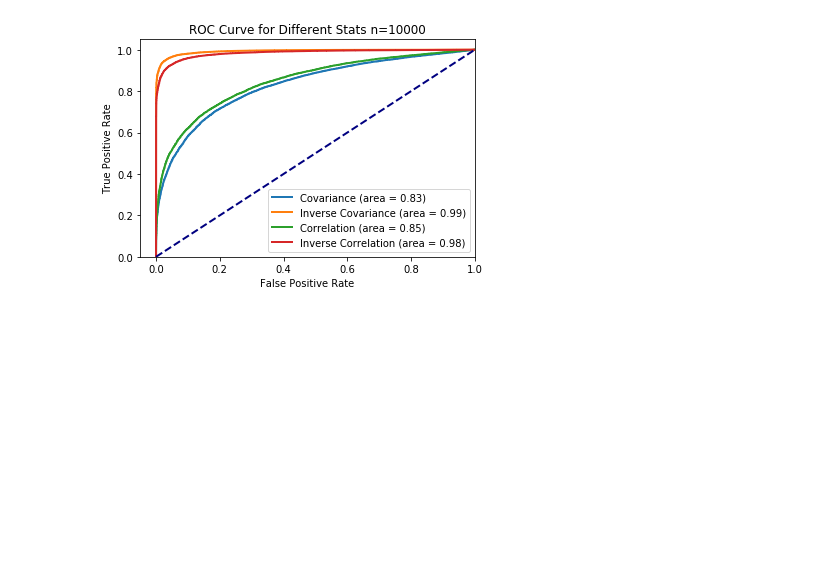
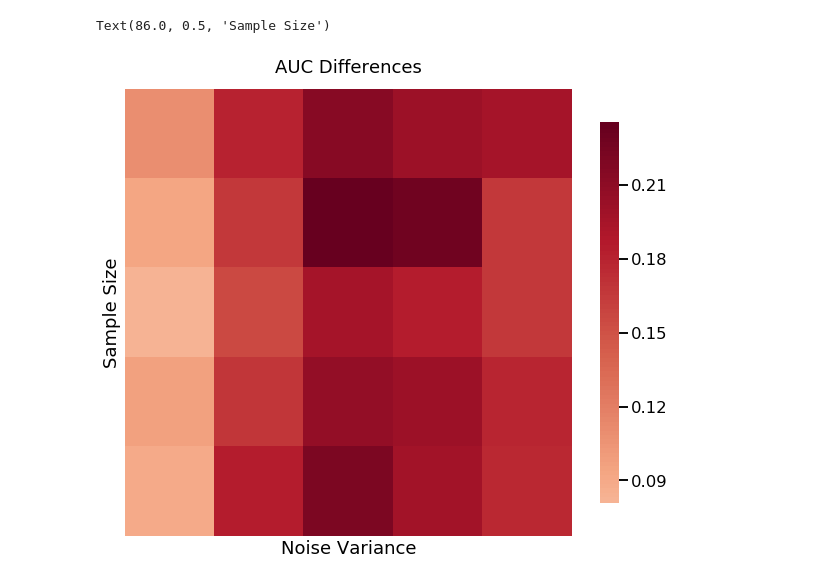
Before and after one commit to neurodata/dos_and_donts, a Jupyter notebook: experiments/experiment_10/Exp10v3.ipynb, the cells around one changed output. Saved outputs shown, nothing was run; the diff lists cells and outputs as text; code cells hidden in the pictures; blank space fills up the shorter version.

```diff
--- a/experiments/experiment_10/Exp10v3.ipynb
+++ b/experiments/experiment_10/Exp10v3.ipynb
@@ -66,21 +116,9 @@ auc4=metrics.auc(fpr4, tpr4)
-# %%
-plt.figure()
-lw = 2
-plt.plot(fpr1, tpr1,
-         lw=lw, label='Covariance (area = %0.2f)' % auc1)
-plt.plot(fpr2, tpr2,
-         lw=lw, label='Inverse Covariance (area = %0.2f)' % auc2)
-plt.plot(fpr3, tpr3,
-         lw=lw, label='Correlation (area = %0.2f)' % auc3)
-plt.plot(fpr4, tpr4,
-         lw=lw, label='Inverse Correlation (area = %0.2f)' % auc4)
-plt.plot([0, 1], [0, 1], color='navy', lw=lw, linestyle='--')
-plt.xlim([-0.05, 1.0])
-plt.ylim([0.0, 1.05])
-plt.xlabel('False Positive Rate')
-plt.ylabel('True Positive Rate')
-plt.title('ROC Curve for Different Stats n=%0.0f' % sampsize)
-plt.legend(loc="lower right")
-plt.show()
-# %% [output]
-[figure, removed]
+# %%
+from graspy.plot import heatmap
+
+fig=heatmap(diffmat,title='AUC Differences')
+plt.xlabel("Noise Variance")
+plt.ylabel("Sample Size")
+# %% [output]
+Text(86.0, 0.5, 'Sample Size')
+[figure, added]
```
Also changed, not shown: parts of 1 cell of this notebook.
